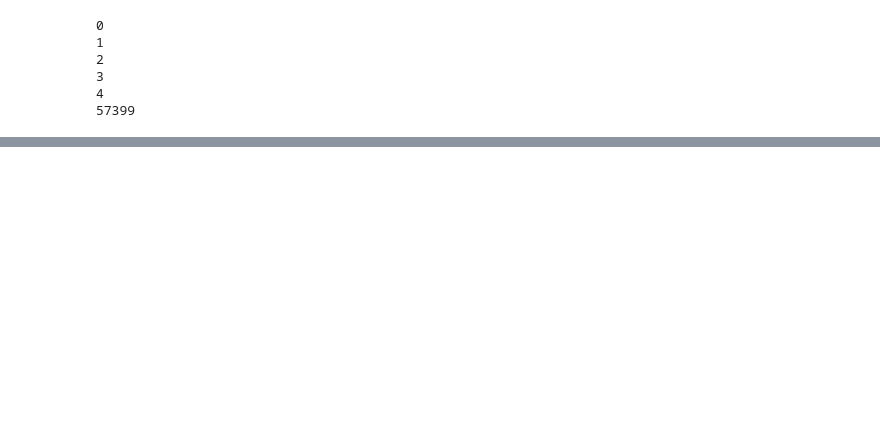
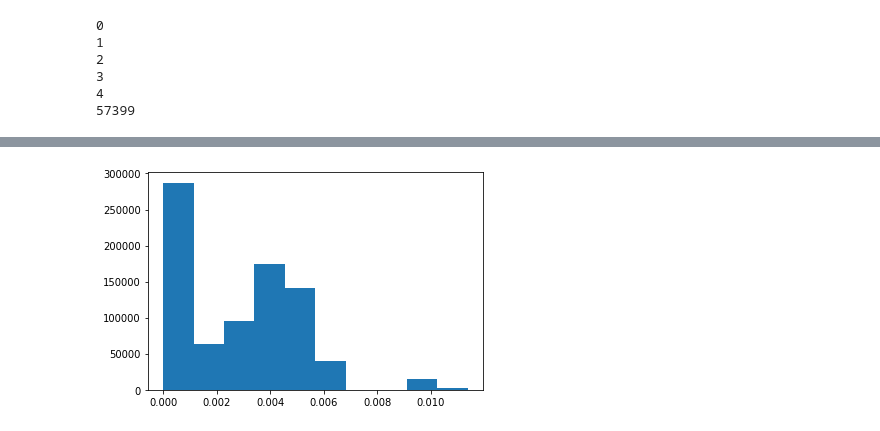
Before and after one commit to AnaHoban/lensing, a Jupyter notebook: Code/Batch Loading/Currently used/Twobands_tests.ipynb, the cells around one changed output, grey strips where cells are left out. Saved outputs shown, nothing was run; the diff lists cells and outputs as text; code cells hidden in the pictures; blank space fills up the shorter version.

```diff
--- a/Code/Batch Loading/Currently used/Twobands_tests.ipynb
+++ b/Code/Batch Loading/Currently used/Twobands_tests.ipynb
@@ -86,2 +98,6 @@ sources_test_all.shape
+# %%
+plt.hist(sources_test_all[...,3].flatten(), bins = 10);
+# %% [output]
+[figure, added]
 # %%
 def get_cutouts(tile_indices, batch_size, cutout_size, bands="all"):
```
Also changed, not shown: parts of 30 cells of this notebook, 3 other files.
